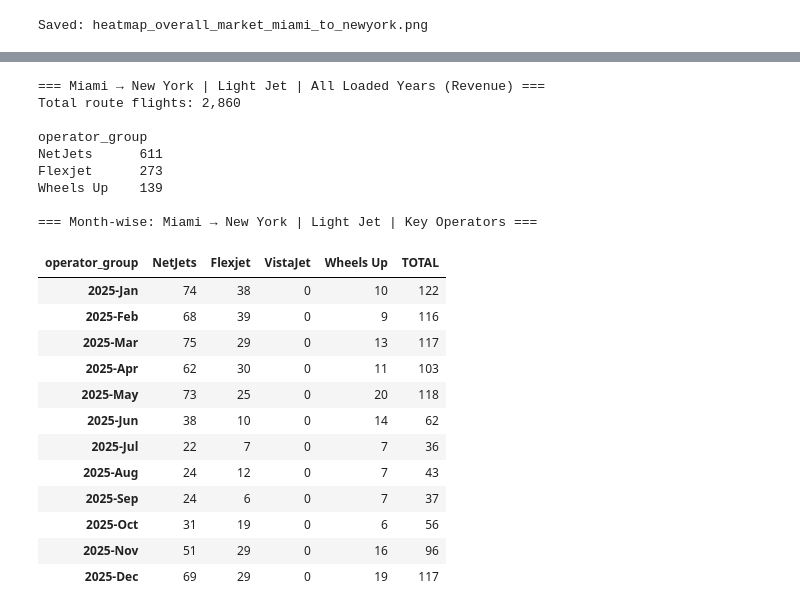
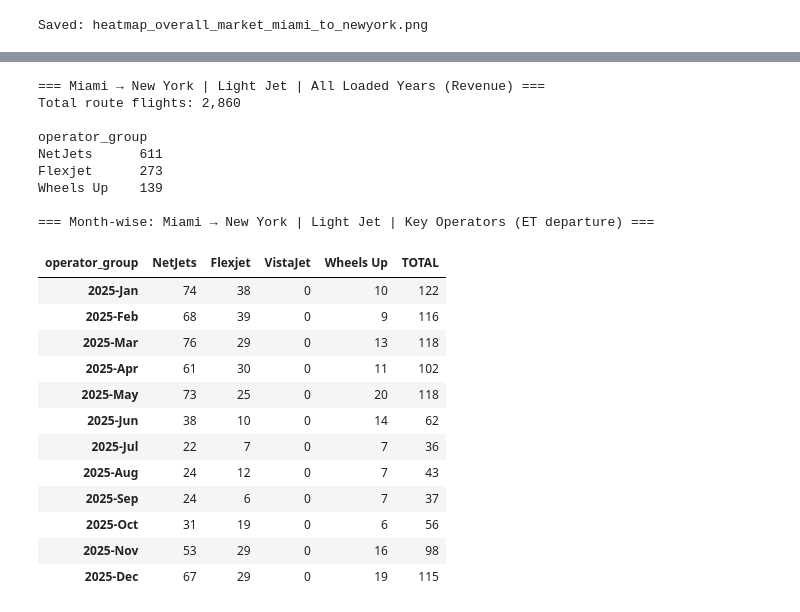
Before and after one commit to tausif-agntworksai/flight-pipeline, a Jupyter notebook: pricing/eda/vedant/dow_slot_va_v1.ipynb, the cells around one changed output, grey strips where cells are left out. Saved outputs shown, nothing was run; the diff lists cells and outputs as text; code cells hidden in the pictures.

```diff
--- a/pricing/eda/vedant/dow_slot_va_v1.ipynb
+++ b/pricing/eda/vedant/dow_slot_va_v1.ipynb
@@ -279,6 +279,7 @@ Saved: heatmap_wheels_up_miami_to_newyork.png
 Saved: heatmap_overall_market_miami_to_newyork.png
 # %%
 # Quick check — full loaded data, key operators, month-wise
+# No corridor filter (fleet-wide across all routes)
 TARGET_OPS = ['NetJets', 'Flexjet', 'VistaJet', 'Wheels Up']
 
 WU_LIST = ['Wheels Up Private Jets','Wheels Up LLC','Mountain Aviation','Alante Air Charter']
@@ -301,9 +302,10 @@ print(f'Total: {len(df_lj):,}')
 print()
 print(df_lj['operator_group'].value_counts().loc[lambda x: x.index.isin(TARGET_OPS)].to_string())
 
-df_lj['month_name'] = df_lj['FlightDate_utc'].dt.strftime('%b')
-df_lj['month_num']  = df_lj['FlightDate_utc'].dt.month
-df_lj['year']       = df_lj['FlightDate_utc'].dt.year
+df_lj['dt_et']      = df_lj['FlightDate_utc'].dt.tz_convert('US/Eastern')
+df_lj['month_name'] = df_lj['dt_et'].dt.strftime('%b')
+df_lj['month_num']  = df_lj['dt_et'].dt.month
+df_lj['year']       = df_lj['dt_et'].dt.year
 
 monthly = (
     df_lj[df_lj['operator_group'].isin(TARGET_OPS)]
@@ -320,7 +322,7 @@ for op in TARGET_OPS:
 monthly = monthly[TARGET_OPS]
 monthly['TOTAL'] = monthly.sum(axis=1)
 
-print(f'\n=== Month-wise {segment_label} — Key Operators ===')
+print(f'\n=== Month-wise {segment_label} — Key Operators (ET departure) ===')
 display(monthly)
 # %% [output]
 === Light Jet | All Loaded Years (Revenue) ===
@@ -376,47 +378,48 @@ print(f'Total route flights: {len(df_route):,}')
 print()
 print(df_route['operator_group'].value_counts().loc[lambda x: x.index.isin(TARGET_OPS)].to_string())
 
-df_route['month_name'] = df_route['FlightDate_utc'].dt.strftime('%b')
-df_route['month_num']  = df_route['FlightDate_utc'].dt.month
-df_route['year']       = df_route['FlightDate_utc'].dt.year
+df_route['dt_et']      = df_route['FlightDate_utc'].dt.tz_convert('US/Eastern')
+df_route['month_name'] = df_route['dt_et'].dt.strftime('%b')
+df_route['month_num']  = df_route['dt_et'].dt.month
+df_route['year']       = df_route['dt_et'].dt.year
 
 monthly_route = (
     df_route[df_route['operator_group'].isin(TARGET_OPS)]
     .groupby(['year','month_num','month_name','operator_group'])
     .size()
     .reset_index(name='flights')
     .pivot(index=['year','month_num','month_name'], columns='operator_group', values='flights')
     .fillna(0).astype(int)
     .sort_index()
 )
 monthly_route.index = [f'{y}-{m}' for y,_,m in monthly_route.index]
 for op in TARGET_OPS:
     if op not in monthly_route.columns: monthly_route[op] = 0
 monthly_route = monthly_route[TARGET_OPS]
 monthly_route['TOTAL'] = monthly_route.sum(axis=1)
 
-print(f'\n=== Month-wise: {CORRIDOR_LABEL} | {segment_label} | Key Operators ===')
+print(f'\n=== Month-wise: {CORRIDOR_LABEL} | {segment_label} | Key Operators (ET departure) ===')
 display(monthly_route)
 # %% [output]
 === Miami → New York | Light Jet | All Loaded Years (Revenue) ===
 Total route flights: 2,860
 
 operator_group
 NetJets      611
 Flexjet      273
 Wheels Up    139
 
-=== Month-wise: Miami → New York | Light Jet | Key Operators ===
+=== Month-wise: Miami → New York | Light Jet | Key Operators (ET departure) ===
 | operator_group | NetJets | Flexjet | VistaJet | Wheels Up | TOTAL |
 | 2025-Jan | 74 | 38 | 0 | 10 | 122 |
 | 2025-Feb | 68 | 39 | 0 | 9 | 116 |
-| 2025-Mar | 75 | 29 | 0 | 13 | 117 |
-| 2025-Apr | 62 | 30 | 0 | 11 | 103 |
+| 2025-Mar | 76 | 29 | 0 | 13 | 118 |
+| 2025-Apr | 61 | 30 | 0 | 11 | 102 |
 | 2025-May | 73 | 25 | 0 | 20 | 118 |
 | 2025-Jun | 38 | 10 | 0 | 14 | 62 |
 | 2025-Jul | 22 | 7 | 0 | 7 | 36 |
 | 2025-Aug | 24 | 12 | 0 | 7 | 43 |
 | 2025-Sep | 24 | 6 | 0 | 7 | 37 |
 | 2025-Oct | 31 | 19 | 0 | 6 | 56 |
-| 2025-Nov | 51 | 29 | 0 | 16 | 96 |
-| 2025-Dec | 69 | 29 | 0 | 19 | 117 |
+| 2025-Nov | 53 | 29 | 0 | 16 | 98 |
+| 2025-Dec | 67 | 29 | 0 | 19 | 115 |
```
Also changed, not shown: parts of 1 cell of this notebook.
